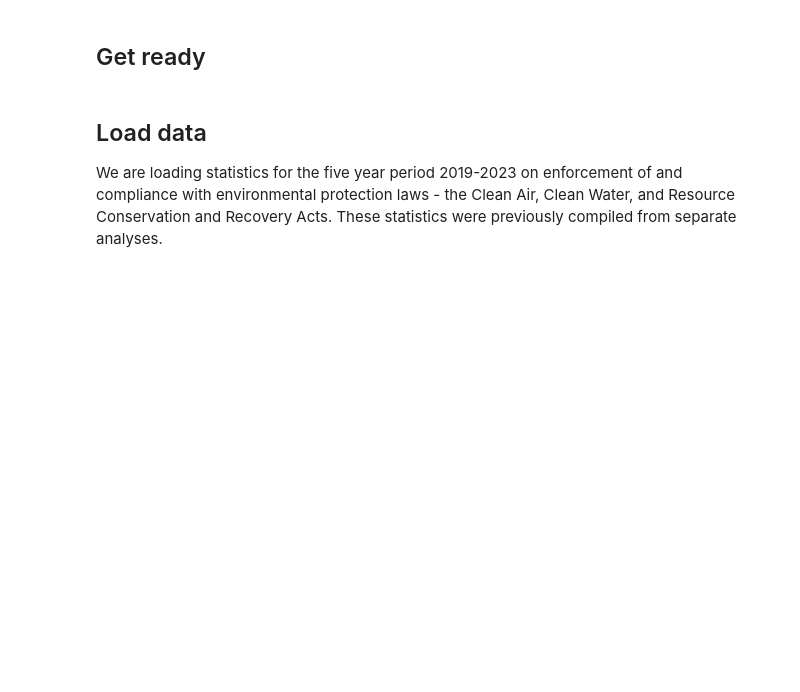
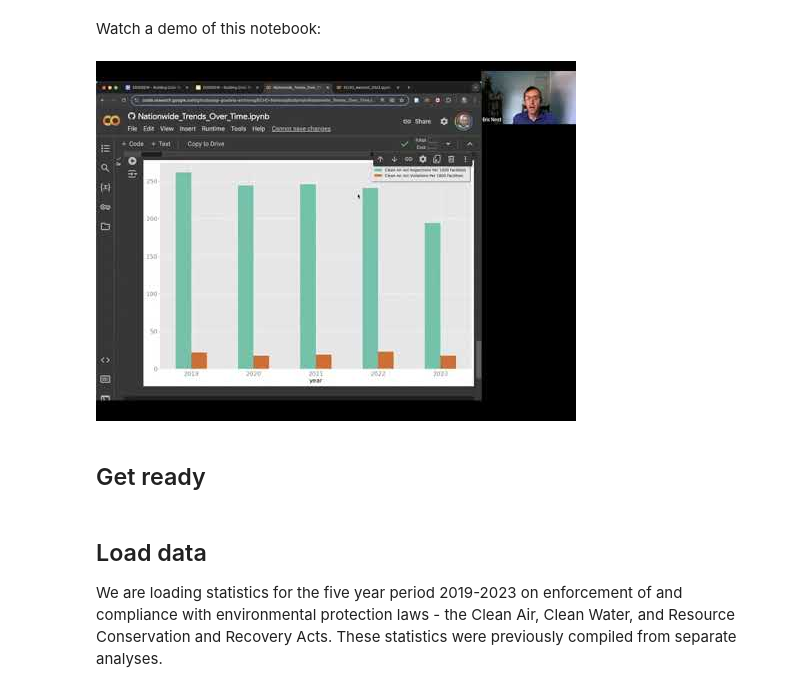
Before and after one commit to edgi-govdata-archiving/ECHO-National, a Jupyter notebook: Nationwide_Trends_Over_Time.ipynb, the cells around one changed output. Saved outputs shown, nothing was run; the diff lists cells and outputs as text; code cells hidden in the pictures; blank space fills up the shorter version.

Commit message:
add demo video to nb

```diff
--- a/Nationwide_Trends_Over_Time.ipynb
+++ b/Nationwide_Trends_Over_Time.ipynb
@@ -9,6 +9,13 @@
 # %% [markdown]
 ## How to Run
 ![Instructions for running a Jupyter Notebook](https://github.com/edgi-govdata-archiving/EEW-Image-Assets/blob/main/overall_instructions.png?raw=true)
+# %% [markdown]
+Watch a demo of this notebook:
+# %%
+from IPython.display import YouTubeVideo
+YouTubeVideo('pjF0frgLfzs')
+# %% [output]
+[figure, added]
 # %% [markdown]
 ## Get ready
 # %%
```
